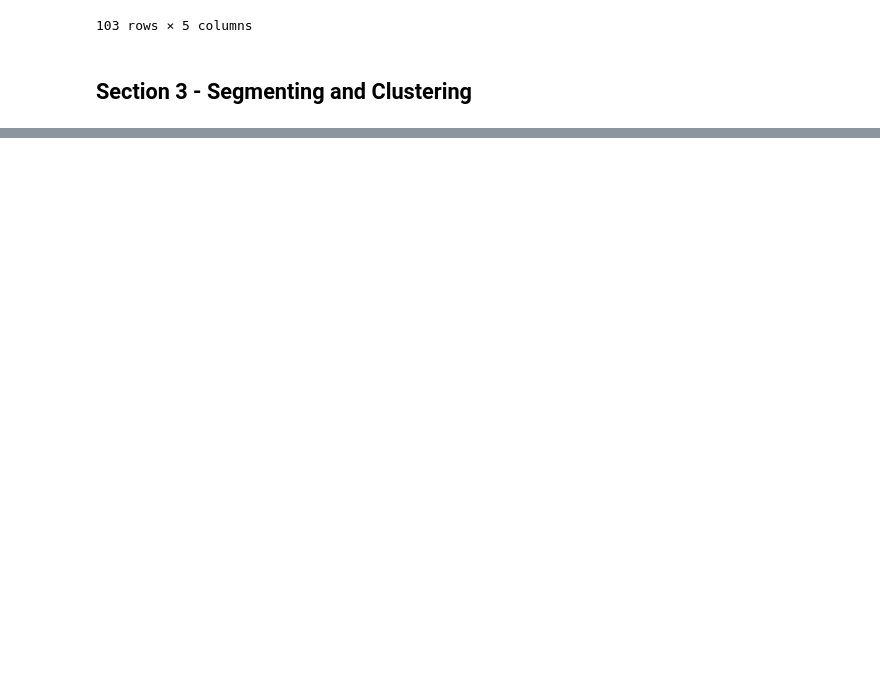
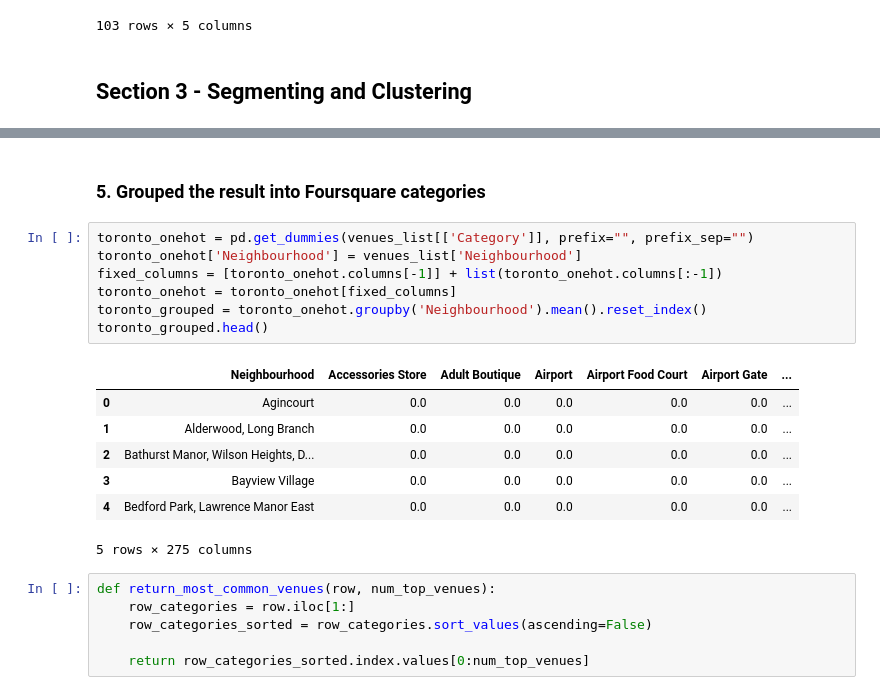
Before and after one commit to nivelij/data-science-capstone, a Jupyter notebook: notebooks/Scrape Toronto's Postal Code.ipynb, the cells around one changed output, grey strips where cells are left out. Cells and saved outputs as stored; diff of their text form; blank space fills up the shorter version.

```diff
--- a/notebooks/Scrape Toronto's Postal Code.ipynb
+++ b/notebooks/Scrape Toronto's Postal Code.ipynb
@@ -126,0 +258,23 @@ Solving environment: |
+# %% [markdown]
+### 5. Grouped the result into Foursquare categories
+# %%
+toronto_onehot = pd.get_dummies(venues_list[['Category']], prefix="", prefix_sep="")
+toronto_onehot['Neighbourhood'] = venues_list['Neighbourhood']
+fixed_columns = [toronto_onehot.columns[-1]] + list(toronto_onehot.columns[:-1])
+toronto_onehot = toronto_onehot[fixed_columns]
+toronto_grouped = toronto_onehot.groupby('Neighbourhood').mean().reset_index()
+toronto_grouped.head()
+# %% [output]
+|  | Neighbourhood | Accessories Store | Adult Boutique | Airport | Airport Food Court | Airport Gate | ... |
+| 0 | Agincourt | 0.0 | 0.0 | 0.0 | 0.0 | 0.0 | ... |
+| 1 | Alderwood, Long Branch | 0.0 | 0.0 | 0.0 | 0.0 | 0.0 | ... |
+| 2 | Bathurst Manor, Wilson Heights, D... | 0.0 | 0.0 | 0.0 | 0.0 | 0.0 | ... |
+| 3 | Bayview Village | 0.0 | 0.0 | 0.0 | 0.0 | 0.0 | ... |
+| 4 | Bedford Park, Lawrence Manor East | 0.0 | 0.0 | 0.0 | 0.0 | 0.0 | ... |
+5 rows × 275 columns
+# %%
+def return_most_common_venues(row, num_top_venues):
+    row_categories = row.iloc[1:]
+    row_categories_sorted = row_categories.sort_values(ascending=False)
+
+    return row_categories_sorted.index.values[0:num_top_venues]
```
Also changed, not shown: parts of 23 cells of this notebook, 5 other files.
